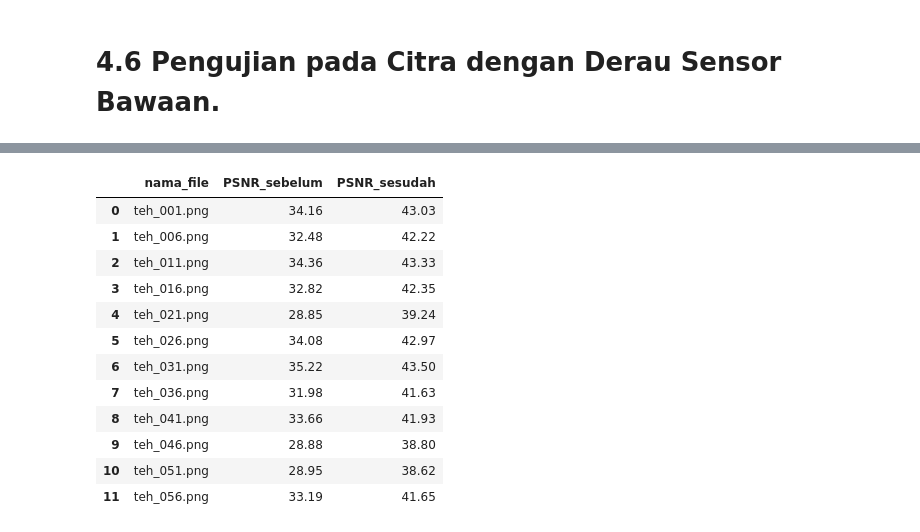
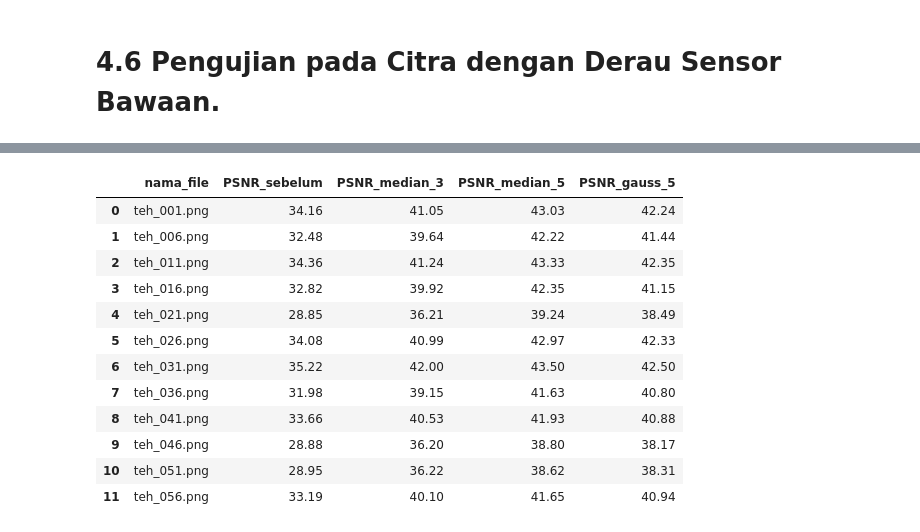
Before and after one commit to MuhammadImamFaisal/simuteh-2330511016, a Jupyter notebook: notebook/B4_penapisan.ipynb, the cells around one changed output, grey strips where cells are left out. Saved outputs shown, nothing was run; the diff lists cells and outputs as text; code cells hidden in the pictures.

```diff
--- a/notebook/B4_penapisan.ipynb
+++ b/notebook/B4_penapisan.ipynb
@@ -485,57 +572,53 @@ Median: tajam->redam PSNR=30.14 sigma_latar=8.1 | redam->tajam PSNR=31.09 sigma_
 # 4.6 Pengujian pada Citra dengan Derau Sensor Bawaan.
 # %%
 # Pengujian Penapis pada Citra dengan Derau Sensor Bawaan
+# 12 citra kondisi normal: teh_001, teh_006, teh_011, ..., teh_056
+daftar_citra = [f"teh_{i:03d}.png" for i in range(1, 57, 5)]
+
+# Penapis yang dibandingkan (median_3 = parameter praproses.py)
+penapis_uji = {
+    "median_3": lambda x: cv2.medianBlur(x, 3),
+    "median_5": lambda x: cv2.medianBlur(x, 5),
+    "gauss_5": lambda x: cv2.GaussianBlur(x, (5, 5), 1.0),
+}
+
 baris = []
-
-# Mengambil 12 citra: teh_001, teh_006, teh_011, ..., teh_056
-daftar_citra = [
-    f"teh_{i:03d}.png" for i in range(1, 57, 5)
-]
 
 for nm in daftar_citra:
 
-    # Membaca citra dengan derau sensor bawaan
-    citra_derau = cv2.imread(
-        os.path.join(DATA_DIR, "citra", nm), 0
-    )
+    # Citra dengan derau sensor bawaan dan pasangan bersihnya
+    citra_derau = cv2.imread(os.path.join(DATA_DIR, "citra", nm), 0)
+    citra_bersih = cv2.imread(os.path.join(DATA_DIR, "bersih", nm), 0)
 
-    # Membaca citra bersih sebagai pembanding
-    citra_bersih = cv2.imread(
-        os.path.join(DATA_DIR, "bersih", nm), 0
-    )
-
-    # Memastikan citra berhasil dibaca
     if citra_derau is None or citra_bersih is None:
         print("Citra tidak ditemukan:", nm)
         continue
 
-    # Penapisan median 5x5
-    hasil = cv2.medianBlur(citra_derau, 5)
+    data = {"nama_file": nm, "PSNR_sebelum": cv2.PSNR(citra_bersih, citra_derau)}
 
-    # Menghitung PSNR sebelum dan sesudah penapisan
-    psnr_sebelum = cv2.PSNR(citra_bersih, citra_derau)
-    psnr_sesudah = cv2.PSNR(citra_bersih, hasil)
+    for pn, f in penapis_uji.items():
+        data[f"PSNR_{pn}"] = cv2.PSNR(citra_bersih, f(citra_derau))
 
-    baris.append([
-        nm,
-        psnr_sebelum,
-        psnr_sesudah
-    ])
+    baris.append(data)
 
-hasil_sensor = pd.DataFrame(
-    baris,
-    columns=["nama_file", "PSNR_sebelum", "PSNR_sesudah"]
-).round(2)
+hasil_sensor = pd.DataFrame(baris).round(2)
 
-print("HASIL PENGUJIAN 12 CITRA DENGAN DERau SENSOR")
+print("HASIL PENGUJIAN 12 CITRA DENGAN DERAU SENSOR BAWAAN")
 display(hasil_sensor)
 
-print("\nRATA-RATA PSNR:")
-print("Sebelum penapisan :", round(hasil_sensor["PSNR_sebelum"].mean(), 2), "dB")
-print("Sesudah penapisan :", round(hasil_sensor["PSNR_sesudah"].mean(), 2), "dB")
+# Rata-rata dan kenaikan PSNR tiap penapis
+ringkas = []
+for pn in penapis_uji:
+    rata = hasil_sensor[f"PSNR_{pn}"].mean()
+    naik = (hasil_sensor[f"PSNR_{pn}"] - hasil_sensor["PSNR_sebelum"]).mean()
+    ringkas.append([pn, round(hasil_sensor["PSNR_sebelum"].mean(), 2), round(rata, 2), round(naik, 2)])
 
-hasil_sensor.to_csv(
-    os.path.join(HASIL_DIR, "b4_pengujian_derau_sensor.csv"),
-    index=False
+tabel_ringkas_sensor = pd.DataFrame(
+    ringkas, columns=["penapis", "PSNR_sebelum_rata2", "PSNR_sesudah_rata2", "kenaikan_dB"]
 )
+print("\nRINGKASAN RATA-RATA PSNR")
+display(tabel_ringkas_sensor)
+
+hasil_sensor.to_csv(os.path.join(HASIL_DIR, "b4_pengujian_derau_sensor.csv"), index=False)
+tabel_ringkas_sensor.to_csv(os.path.join(HASIL_DIR, "b4_ringkasan_derau_sensor.csv"), index=False)
 # %% [output]
@@ -543,13 +626,13 @@ HASIL PENGUJIAN 12 CITRA DENGAN DERau SENSOR
-|  | nama_file | PSNR_sebelum | PSNR_sesudah |
-| 0 | teh_001.png | 34.16 | 43.03 |
-| 1 | teh_006.png | 32.48 | 42.22 |
-| 2 | teh_011.png | 34.36 | 43.33 |
-| 3 | teh_016.png | 32.82 | 42.35 |
-| 4 | teh_021.png | 28.85 | 39.24 |
-| 5 | teh_026.png | 34.08 | 42.97 |
-| 6 | teh_031.png | 35.22 | 43.50 |
-| 7 | teh_036.png | 31.98 | 41.63 |
-| 8 | teh_041.png | 33.66 | 41.93 |
-| 9 | teh_046.png | 28.88 | 38.80 |
-| 10 | teh_051.png | 28.95 | 38.62 |
-| 11 | teh_056.png | 33.19 | 41.65 |
+|  | nama_file | PSNR_sebelum | PSNR_median_3 | PSNR_median_5 | PSNR_gauss_5 |
+| 0 | teh_001.png | 34.16 | 41.05 | 43.03 | 42.24 |
+| 1 | teh_006.png | 32.48 | 39.64 | 42.22 | 41.44 |
+| 2 | teh_011.png | 34.36 | 41.24 | 43.33 | 42.35 |
+| 3 | teh_016.png | 32.82 | 39.92 | 42.35 | 41.15 |
+| 4 | teh_021.png | 28.85 | 36.21 | 39.24 | 38.49 |
+| 5 | teh_026.png | 34.08 | 40.99 | 42.97 | 42.33 |
+| 6 | teh_031.png | 35.22 | 42.00 | 43.50 | 42.50 |
+| 7 | teh_036.png | 31.98 | 39.15 | 41.63 | 40.80 |
+| 8 | teh_041.png | 33.66 | 40.53 | 41.93 | 40.88 |
+| 9 | teh_046.png | 28.88 | 36.20 | 38.80 | 38.17 |
+| 10 | teh_051.png | 28.95 | 36.22 | 38.62 | 38.31 |
+| 11 | teh_056.png | 33.19 | 40.10 | 41.65 | 40.94 |
```
Also changed, not shown: parts of 6 cells of this notebook, 10 other files.
